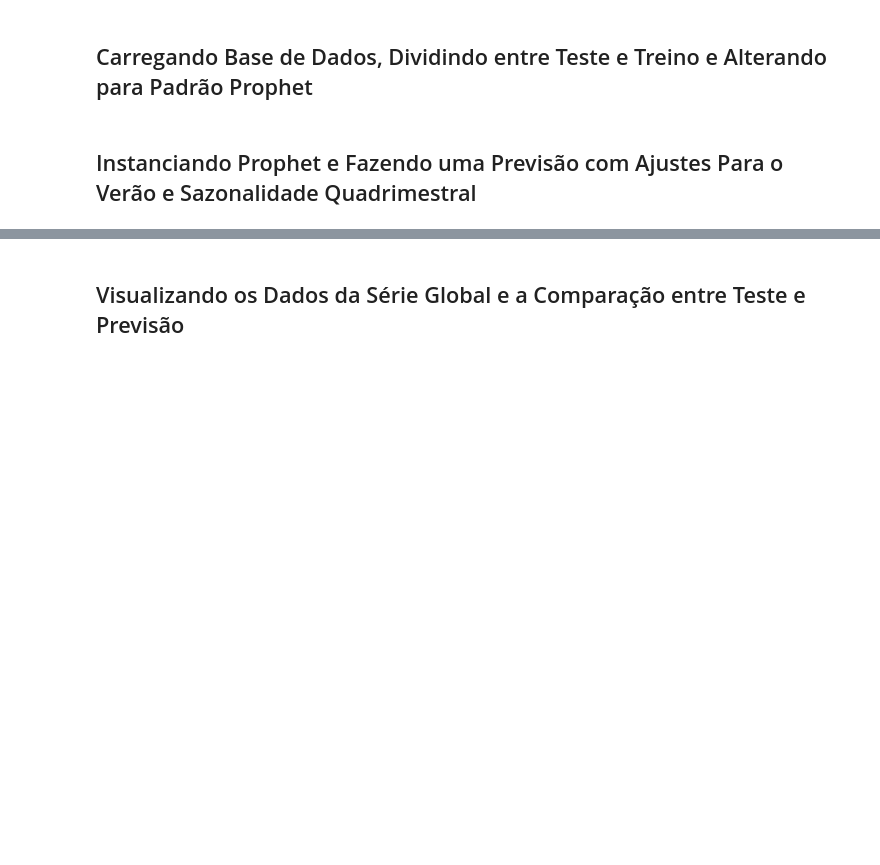
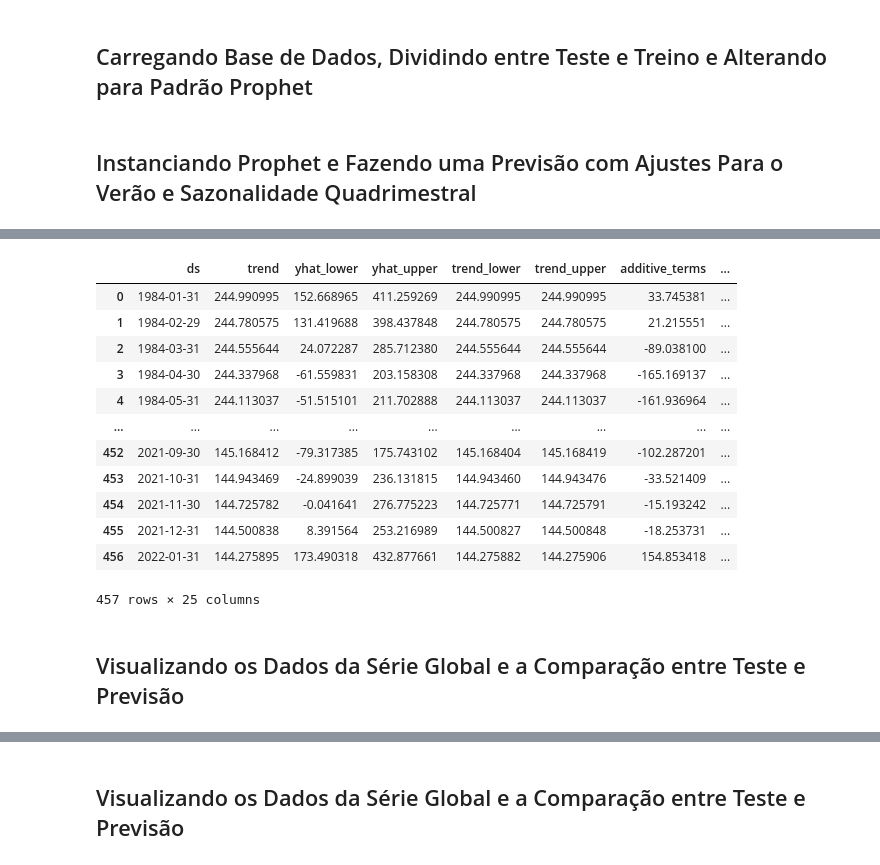
Before and after one commit to matheus-alv/time_series_precipitation, a Jupyter notebook: prophet_rainfall.ipynb, the cells around one changed output, grey strips where cells are left out. Drawn from its saved outputs; the diff is of its cells as text; code cells hidden in the pictures; blank space fills up the shorter version.

```diff
--- a/prophet_rainfall.ipynb
+++ b/prophet_rainfall.ipynb
@@ -74,2 +70,19 @@ future = model.make_future_dataframe(periods=14, freq='M')
 # %%
 rainfall_pred = model.predict(future)
+rainfall_pred
+# %% [output]
+|  | ds | trend | yhat_lower | yhat_upper | trend_lower | trend_upper | additive_terms | ... |
+| 0 | 1984-01-31 | 244.990995 | 152.668965 | 411.259269 | 244.990995 | 244.990995 | 33.745381 | ... |
+| 1 | 1984-02-29 | 244.780575 | 131.419688 | 398.437848 | 244.780575 | 244.780575 | 21.215551 | ... |
+| 2 | 1984-03-31 | 244.555644 | 24.072287 | 285.712380 | 244.555644 | 244.555644 | -89.038100 | ... |
+| 3 | 1984-04-30 | 244.337968 | -61.559831 | 203.158308 | 244.337968 | 244.337968 | -165.169137 | ... |
+| 4 | 1984-05-31 | 244.113037 | -51.515101 | 211.702888 | 244.113037 | 244.113037 | -161.936964 | ... |
+| ... | ... | ... | ... | ... | ... | ... | ... | ... |
+| 452 | 2021-09-30 | 145.168412 | -79.317385 | 175.743102 | 145.168404 | 145.168419 | -102.287201 | ... |
+| 453 | 2021-10-31 | 144.943469 | -24.899039 | 236.131815 | 144.943460 | 144.943476 | -33.521409 | ... |
+| 454 | 2021-11-30 | 144.725782 | -0.041641 | 276.775223 | 144.725771 | 144.725791 | -15.193242 | ... |
+| 455 | 2021-12-31 | 144.500838 | 8.391564 | 253.216989 | 144.500827 | 144.500848 | -18.253731 | ... |
+| 456 | 2022-01-31 | 144.275895 | 173.490318 | 432.877661 | 144.275882 | 144.275906 | 154.853418 | ... |
+457 rows × 25 columns
+# %% [markdown]
+## Visualizando os Dados da Série Global e a Comparação entre Teste e Previsão
```
Also changed, not shown: parts of 8 cells of this notebook, 4 other files.
